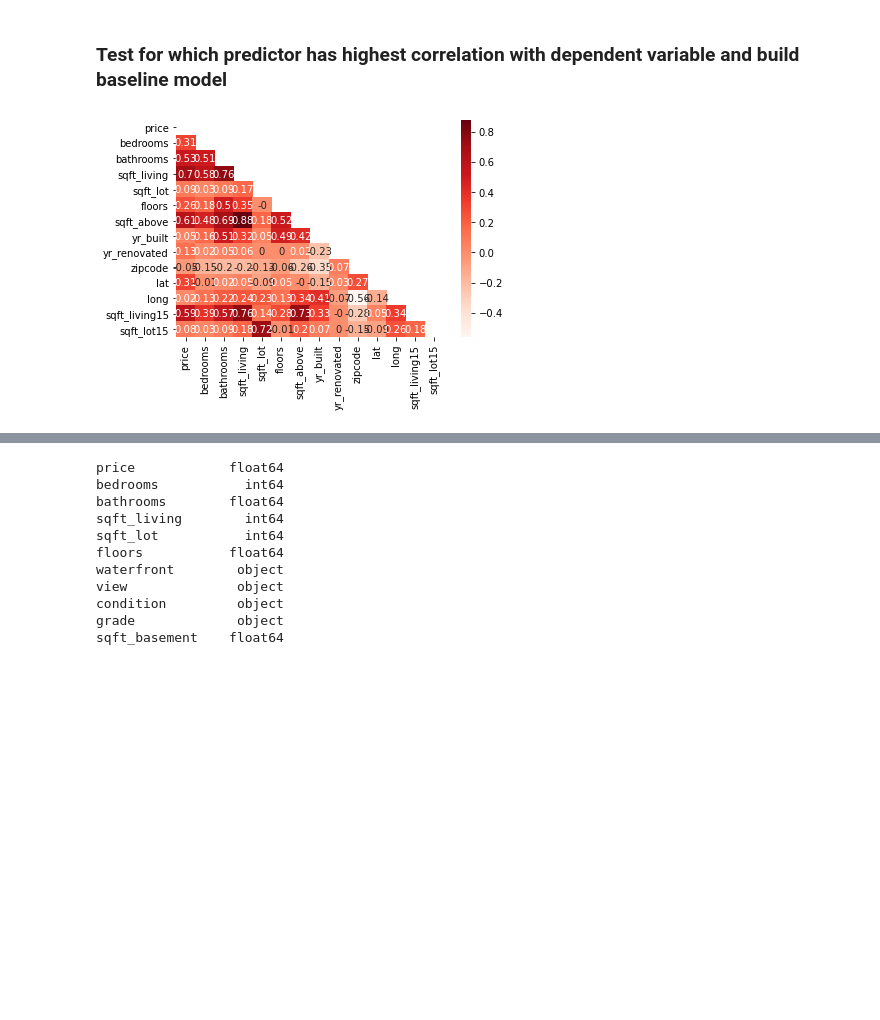
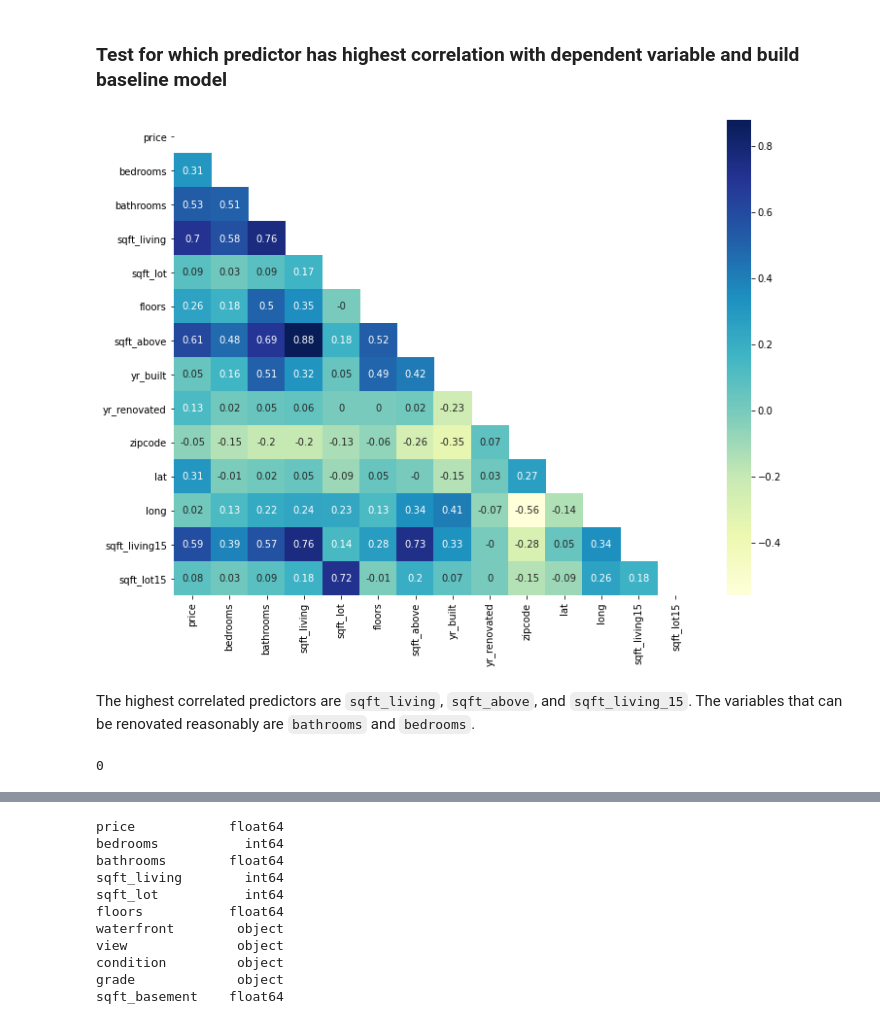
Before and after one commit to learn-co-curriculum/dsc-phase-2-project-v2-3, a Jupyter notebook: student.ipynb, the cells around one changed output, grey strips where cells are left out. Drawn from its saved outputs; the diff is of its cells as text; code cells hidden in the pictures; blank space fills up the shorter version.

```diff
--- a/student.ipynb
+++ b/student.ipynb
@@ -99,10 +60,17 @@ memory usage: 3.5+ MB
 # %%
 corrprice = kc_house_data.corr().round(2)
 mask = np.zeros_like(corrprice)
 mask[np.triu_indices_from(mask)]=True
-sns.heatmap(corrprice,annot=True,cmap='Reds',mask=mask);
+plt.figure(figsize=(12,9))
+sns.heatmap(corrprice,annot=True,cmap="YlGnBu",mask=mask);
 # %% [output]
-[figure, old version]
+[figure, new version]
+# %% [markdown]
+The highest correlated predictors are `sqft_living`, `sqft_above`, and `sqft_living_15`. The variables that can be renovated reasonably are `bathrooms` and `bedrooms`.
+# %%
+kc_house_data['sqft_living'].isnull().sum()
+# %% [output]
+0
 # %%
 #baseline model
 baseX = kc_house_data['sqft_living']
```
Also changed, not shown: parts of 67 cells of this notebook, 2 other files.
